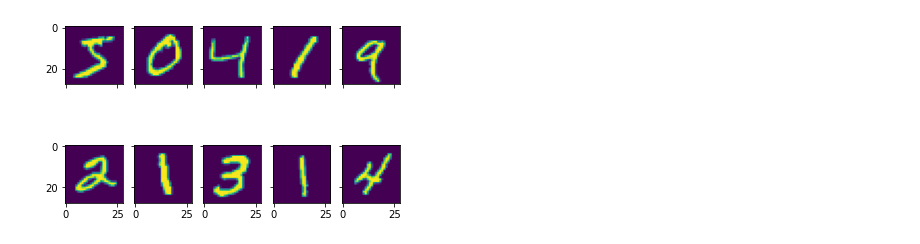
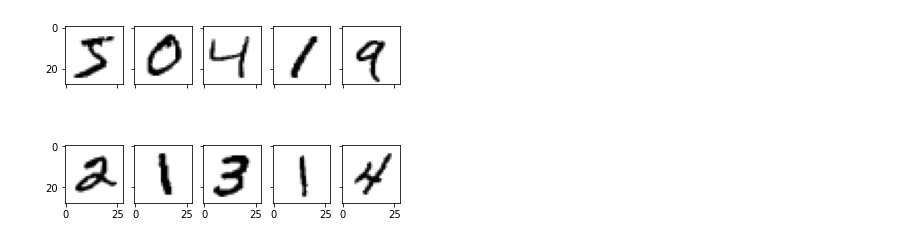
Before and after one commit to ibribr/ML, a Jupyter notebook: MNIST_keras.ipynb, the cells around one changed output. Saved outputs shown, nothing was run; the diff lists cells and outputs as text; code cells hidden in the pictures.

```diff
--- a/MNIST_keras.ipynb
+++ b/MNIST_keras.ipynb
@@ -20,7 +21,7 @@ print('Test set:', x_test.shape, y_test.shape)
 fig, ax = plt.subplots(2,5,sharex=True,sharey=True)
 ax = ax.flatten()
 for i in range(10):
-  ax[i].imshow(x_train[i,:])
+  ax[i].imshow(x_train[i,:], cmap='binary')
 plt.show()
 
 # prepare the data for training
@@ -36,6 +35,6 @@ Downloading data from https://storage.googleapis.com/tensorflow/tf-keras-dataset
 train: (60000, 28, 28) (60000,)
 Test set: (10000, 28, 28) (10000,)
-[figure, old version]
+[figure, new version]
 # %%
 # classification model
 input_shape=x_train.shape[1]
```
Also changed, not shown: parts of 4 cells of this notebook.
